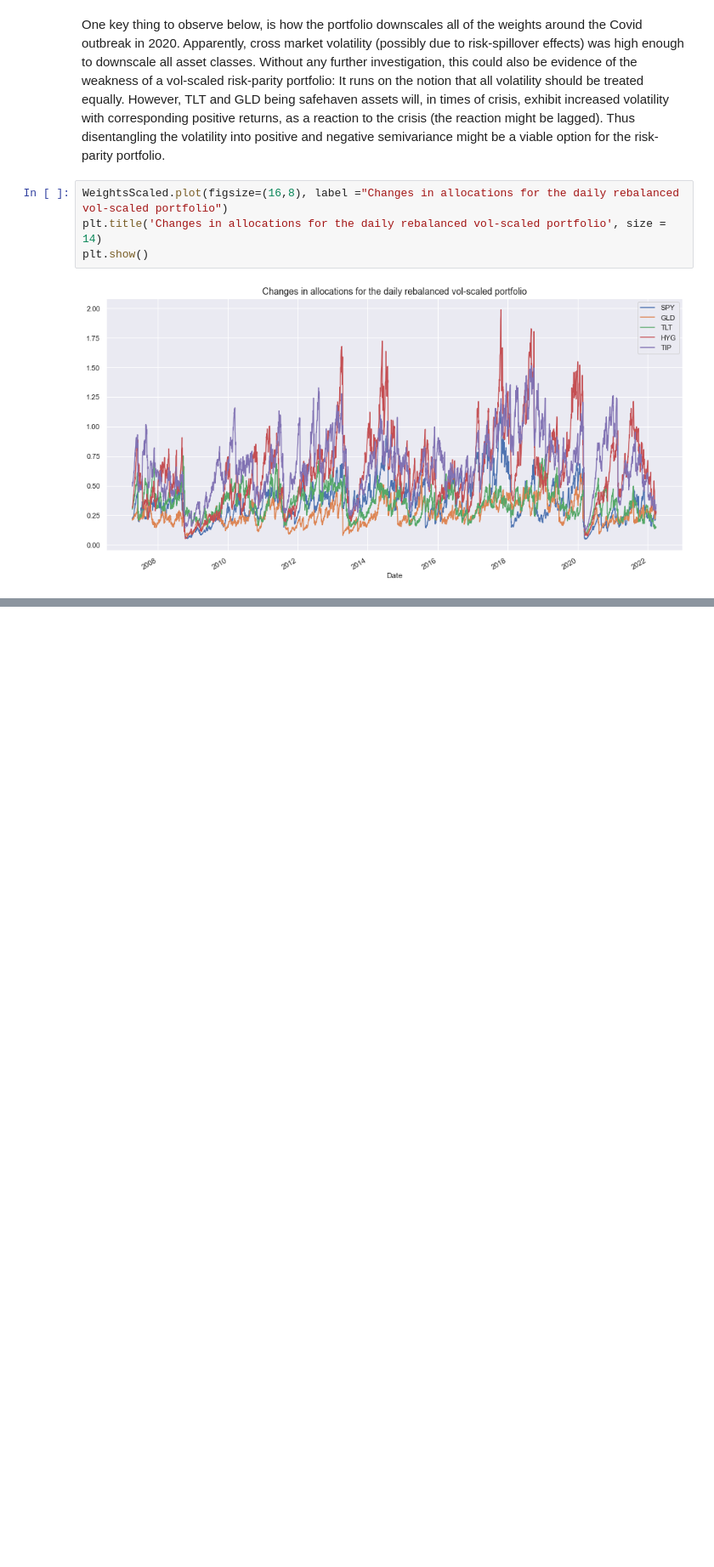
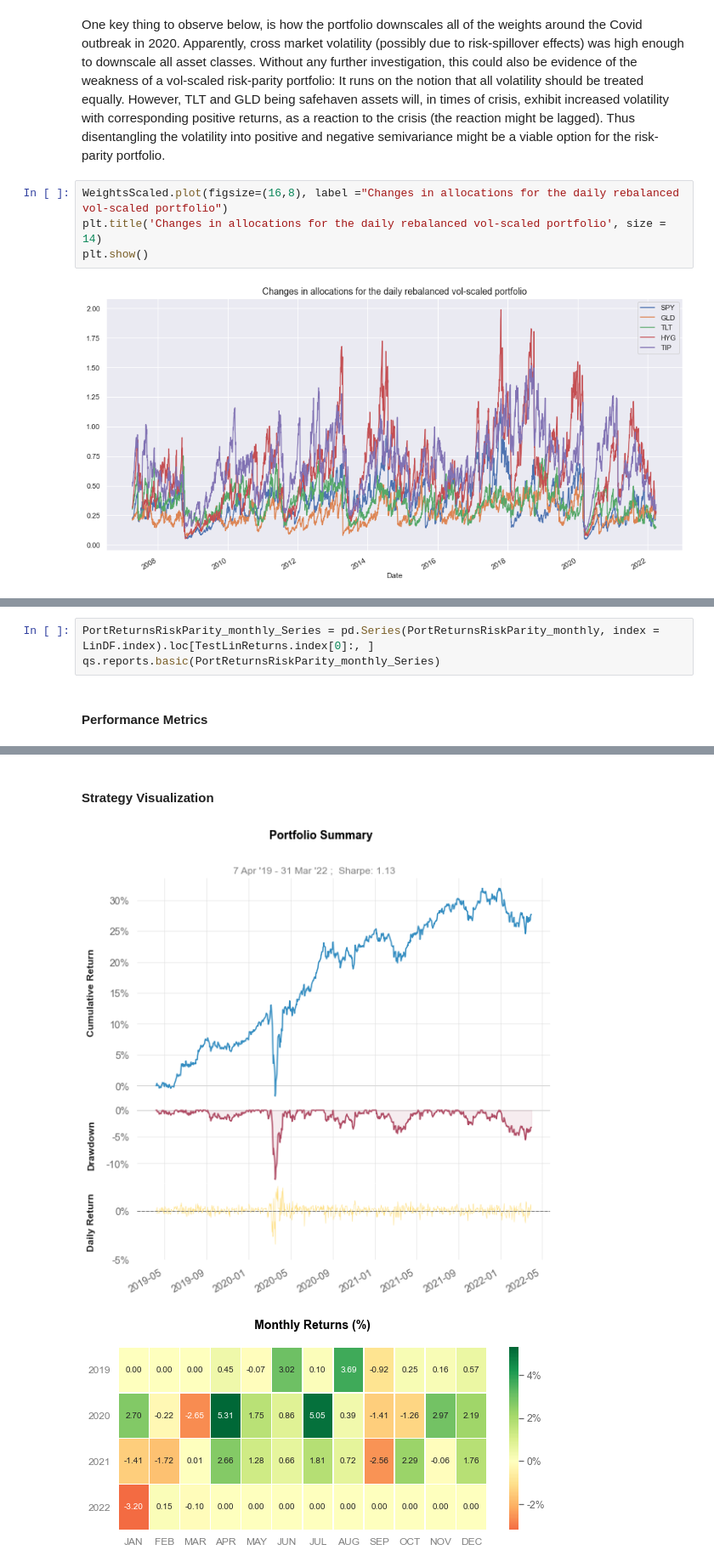
Before and after one commit to EdgyPanda/Python-Projects, a Jupyter notebook: RiskParity-Portfolio/RiskParity.ipynb, the cells around one changed output, grey strips where cells are left out. Shown: that part at 85% size. Cells and saved outputs as stored; diff of their text form; blank space fills up the shorter version.

```diff
--- a/RiskParity-Portfolio/RiskParity.ipynb
+++ b/RiskParity-Portfolio/RiskParity.ipynb
@@ -435,0 +462,5 @@ plt.show()
+# %%
+PortReturnsRiskParity_monthly_Series = pd.Series(PortReturnsRiskParity_monthly, index = LinDF.index).loc[TestLinReturns.index[0]:, ]
+qs.reports.basic(PortReturnsRiskParity_monthly_Series)
+# %% [output]
+Performance Metrics
@@ -435,0 +484,3 @@ plt.show()
+Strategy Visualization
+[figure, added]
+[figure, added]
```
Also changed, not shown: parts of 4 cells of this notebook.
